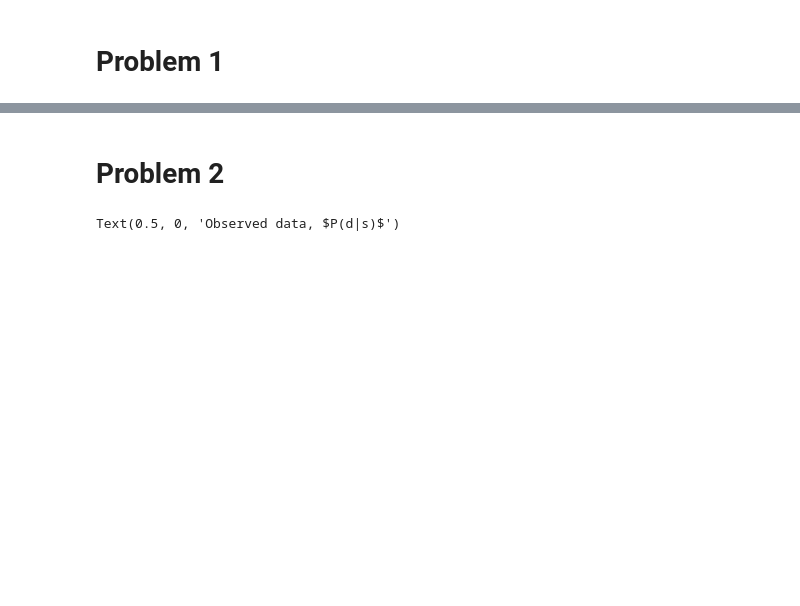
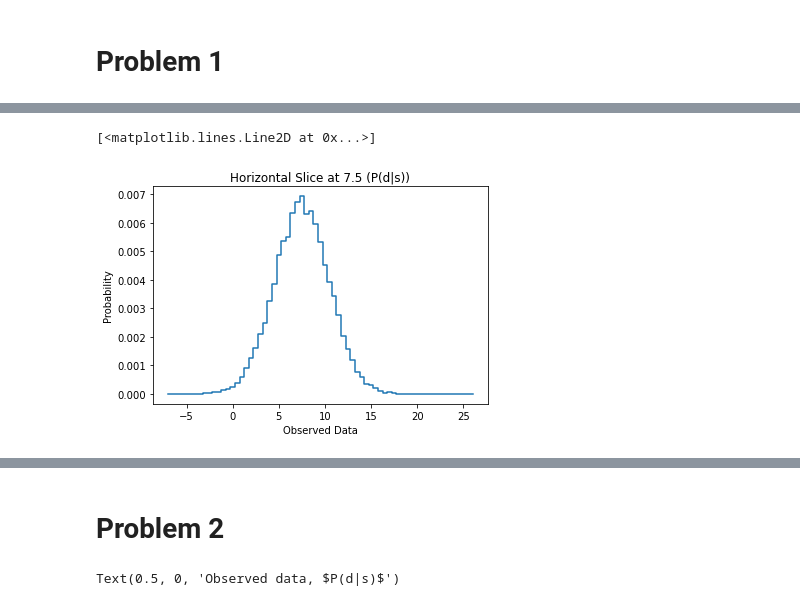
Before and after one commit to jarods00/PHYS434, a Jupyter notebook: HW/PHYS 434 HW 5.ipynb, the cells around one changed output, grey strips where cells are left out. Drawn from its saved outputs; the diff is of its cells as text; code cells hidden in the pictures; blank space fills up the shorter version.

```diff
--- a/HW/PHYS 434 HW 5.ipynb
+++ b/HW/PHYS 434 HW 5.ipynb
@@ -49 +32,19 @@ ax.step(lin, hor_slice(15), where = 'mid')
+# %%
+fig, ax = plt.subplots(1, 1)
+
+def hor_slice(x):
+    num = []
+    for i in range(len(Psd)):
+        num.append(Psd[i][x])
+    return num
+
+lin = np.arange(-7,26.5,.5)
+
+ax.set_title("Horizontal Slice at 7.5 (P(d|s))")
+ax.set_xlabel("Observed Data")
+ax.set_ylabel("Probability")
+ax.step(lin, Psd[:,15], where = 'mid')
+# %% [output]
+[<matplotlib.lines.Line2D at 0x...>]
+[figure, added]
 # %% [markdown]
```
Also changed, not shown: parts of 10 cells of this notebook.
